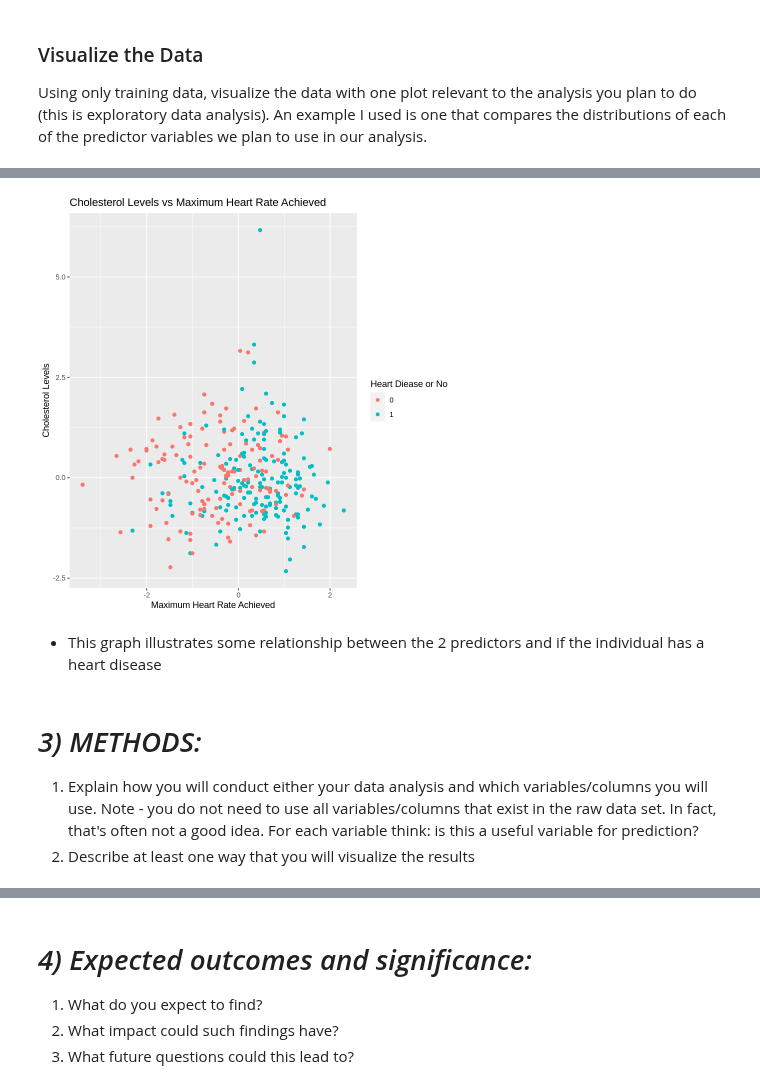
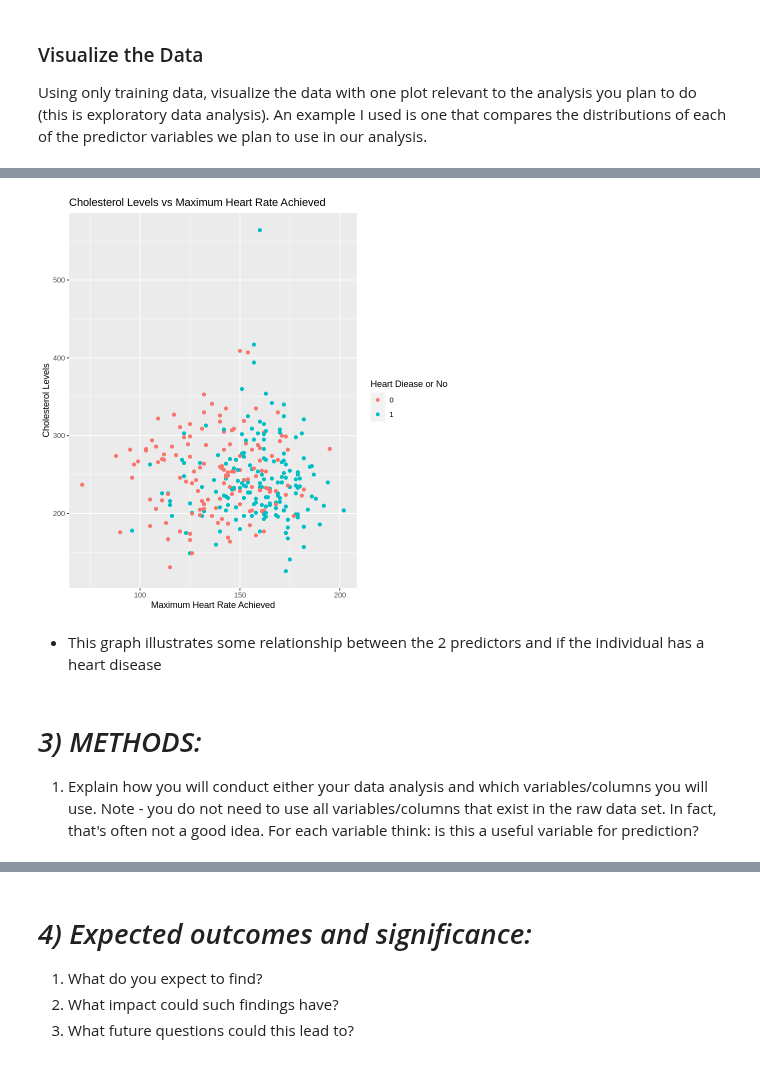
Before and after one commit to sadia-kd/DSCI-Project, a Jupyter notebook: Proposal.ipynb, the cells around one changed output, grey strips where cells are left out. Drawn from its saved outputs; the diff is of its cells as text; code cells hidden in the pictures.

```diff
--- a/Proposal.ipynb
+++ b/Proposal.ipynb
@@ -134,20 +115,19 @@ A tibble: 1025 × 7
 # %%
 # Use this cell to visualize the dataset
 # I plot a graph of cholesterol levels vs. maximum heart rate achieved
 
-heart_disease_plot <- scaled_heart_disease %>%
-    ggplot(aes(x = thalach, y = chol, color = target)) +
+heart_disease_plot <- heart_disease %>%
+    ggplot(aes(x = thalach, y =chol, color = target)) +
     geom_point() +
     labs(x = "Maximum Heart Rate Achieved", y = "Cholesterol Levels", color = "Heart Diease or No") +
     ggtitle("Cholesterol Levels vs Maximum Heart Rate Achieved")
 
 heart_disease_plot
 # %% [output]
-[figure, old version]
+[figure, new version]
 # %% [markdown]
 * This graph illustrates some relationship between the 2 predictors and if the individual has a heart disease
 # %% [markdown]
 # _3) METHODS:_
 
 1. Explain how you will conduct either your data analysis and which variables/columns you will use. Note - you do not need to use all variables/columns that exist in the raw data set. In fact, that's often not a good idea. For each variable think: is this a useful variable for prediction?
-2. Describe at least one way that you will visualize the results
```
Also changed, not shown: parts of 8 cells of this notebook.
